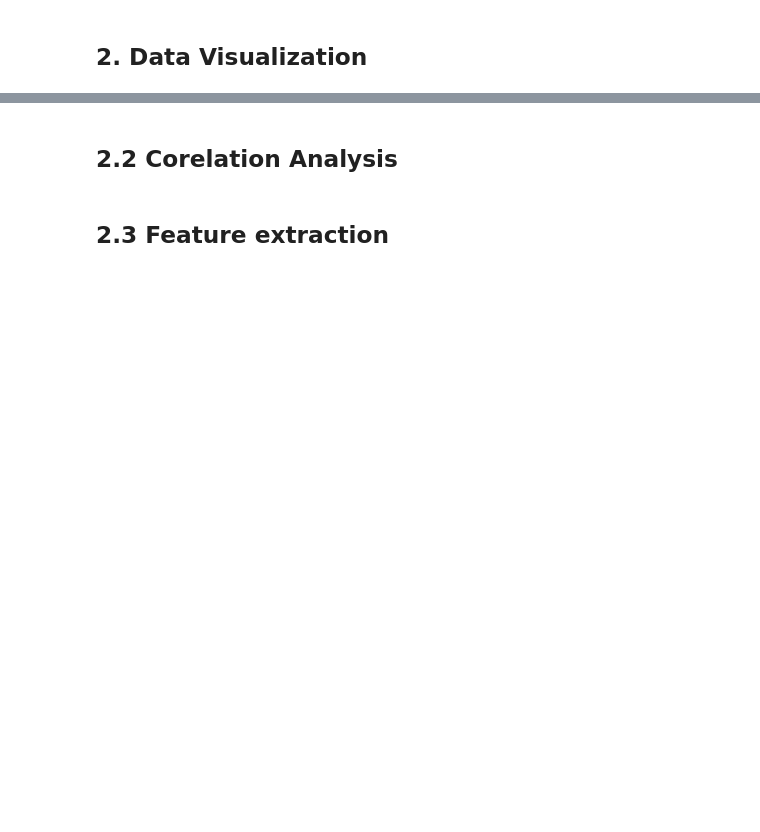
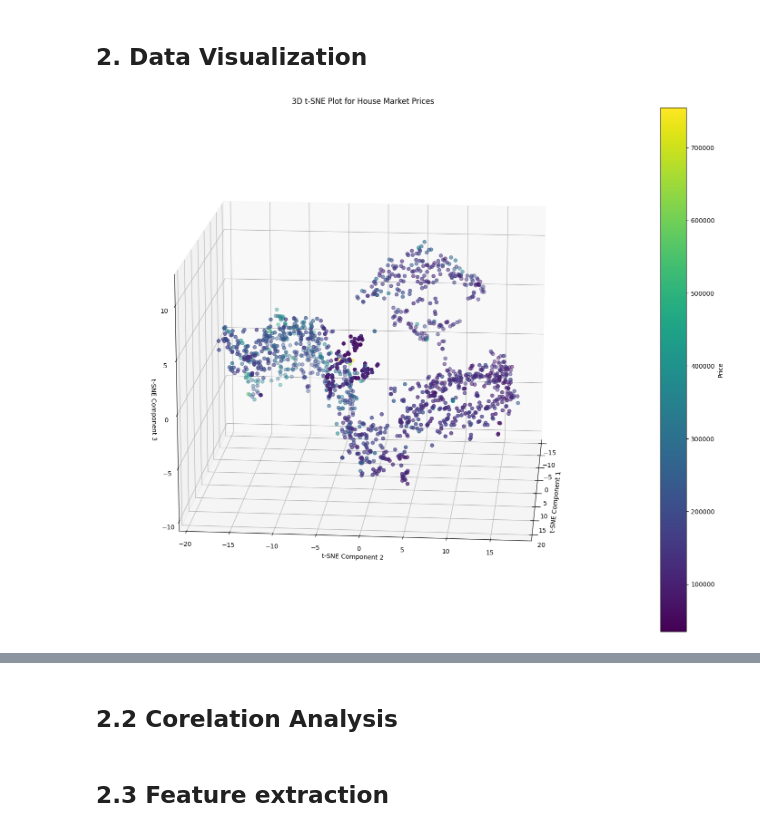
Before and after one commit to tudi72/2023_HOUSE_PRICE_REGRESSION, a Jupyter notebook: house_regression.ipynb, the cells around one changed output, grey strips where cells are left out. Cells and saved outputs as stored; diff of their text form; code cells hidden in the pictures; blank space fills up the shorter version.

```diff
--- a/house_regression.ipynb
+++ b/house_regression.ipynb
@@ -89,20 +103,22 @@ train_transformed.head(5)
 # %% [markdown]
 ## 2. Data Visualization
 # %%
-# from sklearn.manifold import TSNE
+from sklearn.manifold import TSNE
 
-# tsne = TSNE(n_components=3, random_state=seed)
-# tsne_results = tsne.fit_transform(train_transformed)
+tsne = TSNE(n_components=3, random_state=seed)
+tsne_results = tsne.fit_transform(train_transformed)
 # %%
-# fig = plt.figure(figsize=(20, 15))
-# ax = fig.add_subplot(111, projection='3d')
-# scatter = ax.scatter(tsne_results[:, 0], tsne_results[:, 1], tsne_results[:, 2], c=train['SalePrice'], cmap='viridis', s=30)
+fig = plt.figure(figsize=(20, 15))
+ax = fig.add_subplot(111, projection='3d')
+scatter = ax.scatter(tsne_results[:, 0], tsne_results[:, 1], tsne_results[:, 2], c=train['SalePrice'], cmap='viridis', s=30)
 
-# ax.view_init(elev=20, azim=80)
-# ax.set_title('3D t-SNE Plot for House Market Prices')
-# ax.set_xlabel('t-SNE Component 1')
-# ax.set_ylabel('t-SNE Component 2')
-# ax.set_zlabel('t-SNE Component 3')
-# fig.colorbar(scatter, label='Price')
-# plt.show()
+ax.view_init(elev=15, azim=5)
+ax.set_title('3D t-SNE Plot for House Market Prices')
+ax.set_xlabel('t-SNE Component 1')
+ax.set_ylabel('t-SNE Component 2')
+ax.set_zlabel('t-SNE Component 3')
+fig.colorbar(scatter, label='Price')
+plt.show()
+# %% [output]
+[figure, added]
 # %%
```
Also changed, not shown: parts of 23 cells of this notebook, 2 other files.
